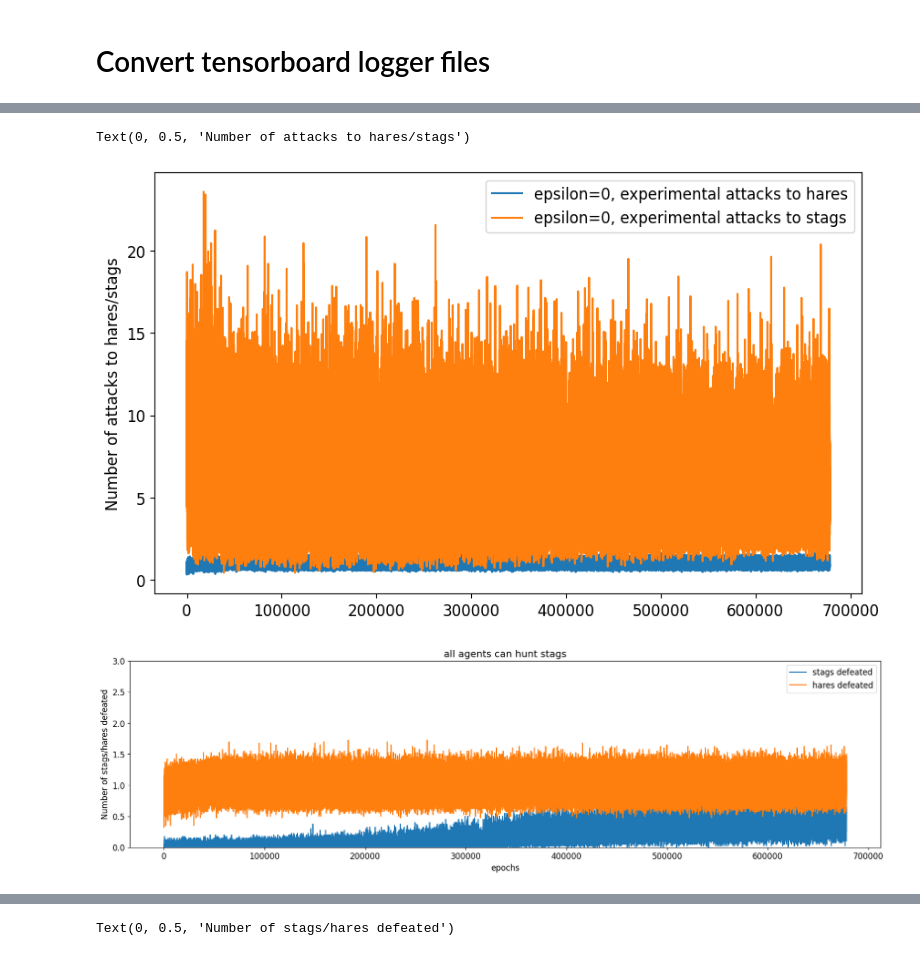
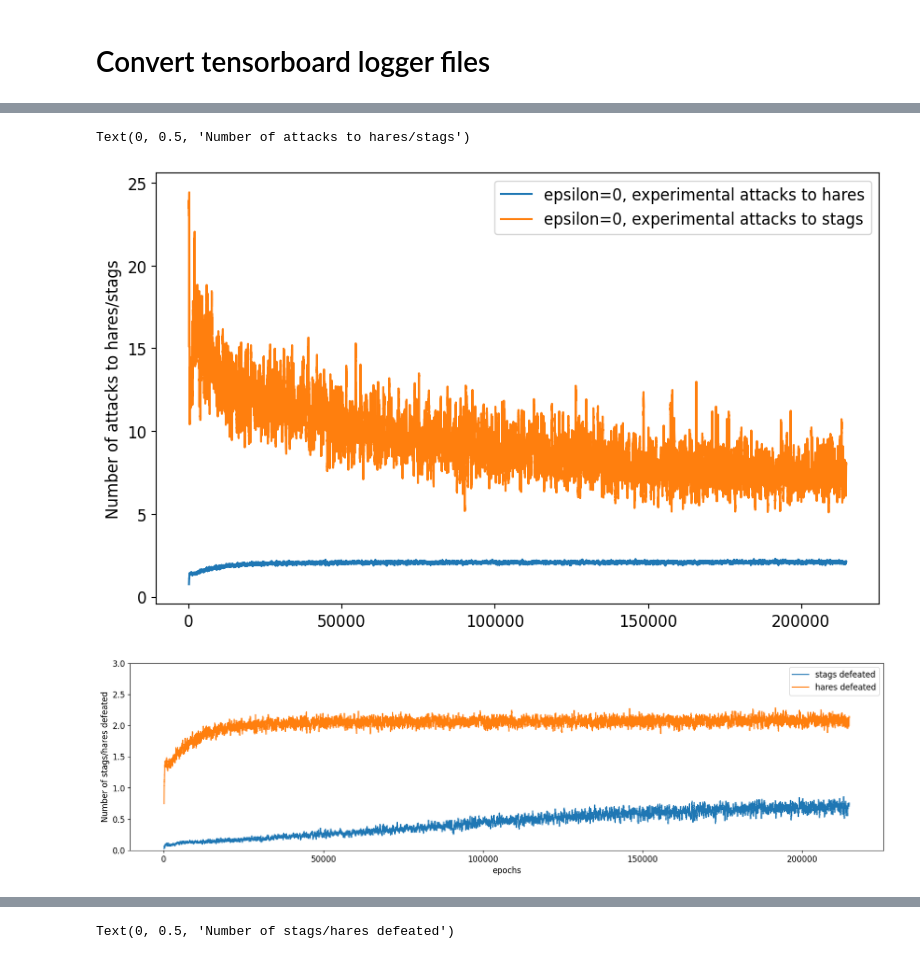
Before and after one commit to social-ai-uoft/sorrel, a Jupyter notebook: sorrel/examples/staghunt_physical/analysis/analysis.ipynb, the cells around one changed output, grey strips where cells are left out. Cells and saved outputs as stored; diff of their text form; code cells hidden in the pictures.

```diff
--- a/sorrel/examples/staghunt_physical/analysis/analysis.ipynb
+++ b/sorrel/examples/staghunt_physical/analysis/analysis.ipynb
@@ -723,7 +748,7 @@ rolling_metrics_B = rolling_metrics_B.rename(columns={'result': 'rolling_result'
 # rolling_res_B['rolling_result'] = rolling_res_B['result'].rolling(wsize).mean().reset_index(drop=True)
 # %%
 # grouped by partner agent id
-wsize = 40
+wsize = 200
 
 agent_ids = res['agent_id'].unique()
 agent_ids = agent_ids[agent_ids != 'NA']
@@ -737,8 +762,19 @@ for agent_id in agent_ids:
     rolling_metrics_agent['agent_id'] = agent_id
     rolling_metrics_lst.append(rolling_metrics_agent)
 rolling_metrics = pd.concat(rolling_metrics_lst)
-# %%
-rolling_metrics = rolling_metrics[rolling_metrics.partner_agent_id.isin([0, 1])]
+# %%
+mapping = {}
+for i in range(20):
+    if i < 10:
+        mapping[i] = 'A'
+    elif i >= 10:
+        mapping[i] = 'B'
+    # if i < 5 or 10 <= i < 15:
+    #     mapping[i] = 'A'
+    # elif 5 <= i < 10 or 15 <= i < 20:
+    #     mapping[i] = 'B'
+
+rolling_metrics['partner_agent_kind'] = rolling_metrics['partner_agent_id'].map(mapping)
 # %% [markdown]
 ## Plot
 # %%
@@ -851,10 +936,12 @@ Processed ../runs_analysis/test_dynamic_resource_density_max_turns50_epsilon0_ra
 ## Plot stag attacks vs hares attacks
 
 folders = [
-    "test_dynamic_resource_density_rate_increase_multiplier_3_max_turns50_epsilon0_random_map_20251231-195313"
+    # "group_and_id_corrected_vis3_standard_obs_random_vector_max_turns100_epsilon0_random_map_20260124-005421"
+    # "group_and_id_corrected_vis3_standard_obs_onehot_max_turns100_epsilon0_random_map_20260121-135117"
     # "test_dynamic_resource_density_max_turns50_epsilon0_random_map_20251231-005417",
     # "test_vis4_area_attack_3a_Nov04_with_epsilon1_stag24_20251106-015949",
     # "Nov19_not_all_can_hunt_test_partial_agent_spawning_max_turns5_epsilon0_probe_test_map_20251120-210457"
+    "20a_homo_group_max_turns100_epsilon0_random_map_20260126-144250"
 ]
 
 condition_names = [
@@ -862,7 +949,7 @@ condition_names = [
     'epsilon=0, experimental'
 ]
 
-wsize = 10
+wsize = 100
 df_lst_attacks_to_hares = []
 df_lst_attacks_to_stags = []
 for folder, condition_name in zip(folders, condition_names):
@@ -881,7 +968,7 @@ plt.legend()
 plt.ylabel('Number of attacks to hares/stags')
 # %% [output]
 Text(0, 0.5, 'Number of attacks to hares/stags')
-[figure, old version]
+[figure, new version]
 # %%
 ## Plot stag defeated vs hares defeated
 
@@ -894,16 +981,18 @@ folders = [
     # "runs_analysis/Nov28_not_all_can_hunt_test_full_agent_spawning_stag100_spawn_lag_10_max_turns50_epsilon0_random_map_20251129-141354"
     # "runs_analysis/test_dynamic_resource_density_max_turns50_epsilon0_random_map_20251231-005417",
     # "runs_analysis/test_dynamic_resource_density_max_turns50_epsilon0_random_map_20251231-005417",
-    "runs_analysis/test_dynamic_resource_density_rate_increase_multiplier_3_max_turns50_epsilon0_random_map_20251231-195313"
+    # "runs_analysis/group_and_id_corrected_vis3_standard_obs_random_vector_max_turns100_epsilon0_random_map_20260124-005421"
+    # "runs_analysis/20a_group_and_id_corrected_vis3_standard_obs_random_vector_max_turns100_epsilon0_random_map_20260124-234115"
+    "runs_analysis/20a_homo_group_max_turns100_epsilon0_random_map_20260126-144250",
 ]
 
 condition_names = [
     # 'epsilon=1, experimental',
-    'all agents can hunt stags',
+    '',
     'some agents can hunt stags'
 ]
 
-wsize = 10
+wsize = 100
 df_lst_stags_defeated = []
 df_lst_hares_defeated = []
 fig, axes = plt.subplots(1, len(folders), figsize=(20, 5))
@@ -913,31 +1002,31 @@ for folder, condition_name in zip(folders, condition_names):
     df_lst_stags_defeated.append(val_stags_defeated)
 
     df_hares_defeated = pd.read_csv(f'res/{folder}/Mean_mean_hares_defeated_data.csv')
     val_hares_defeated = df_hares_defeated['Value'].rolling(wsize).mean().values
     df_lst_hares_defeated.append(val_hares_defeated)
 
 for i in range(len(df_lst_stags_defeated)):
     if len(df_lst_stags_defeated) > 1:
         axes[i].plot(df_lst_stags_defeated[i], label='stags defeated')
         axes[i].plot(df_lst_hares_defeated[i], label='hares defeated')
         axes[i].set_title(condition_names[i])
         axes[i].set_ylim(0, 3)
         if i == 0:
             axes[i].set_ylabel('Number of stags/hares defeated')
         axes[i].set_xlabel('epochs')
         axes[i].legend()
     else:
         plt.plot(df_lst_stags_defeated[i], label='stags defeated')
         plt.plot(df_lst_hares_defeated[i], label='hares defeated')
         plt.title(condition_names[i])
         plt.ylim(0, 3)
         if i == 0:
             plt.ylabel('Number of stags/hares defeated')
         plt.xlabel('epochs')
         plt.legend()
 # plt.legend()
 # plt.ylim(0, 3
 # plt.ylabel('Number of stags/hares defeated')
 # plt.xlabel('epochs')
 # %% [output]
-[figure, old version]
+[figure, new version]
```
Also changed, not shown: parts of 8 cells of this notebook, 5 other files.
